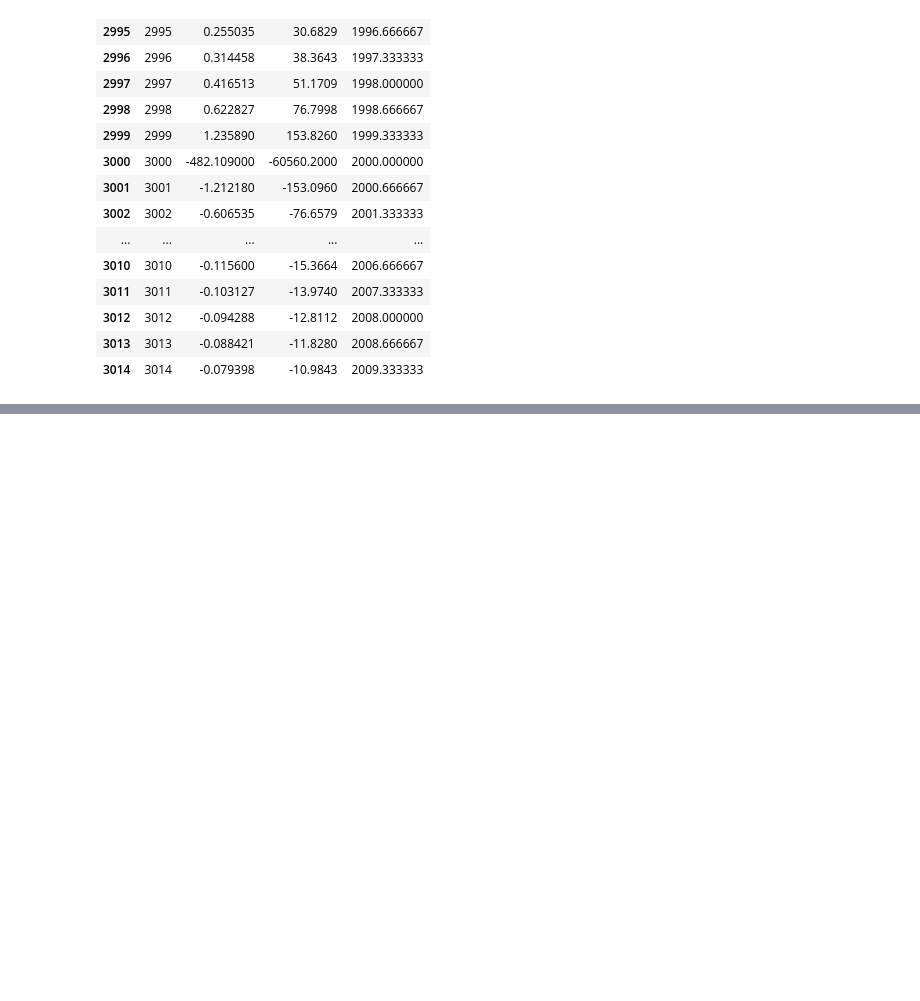
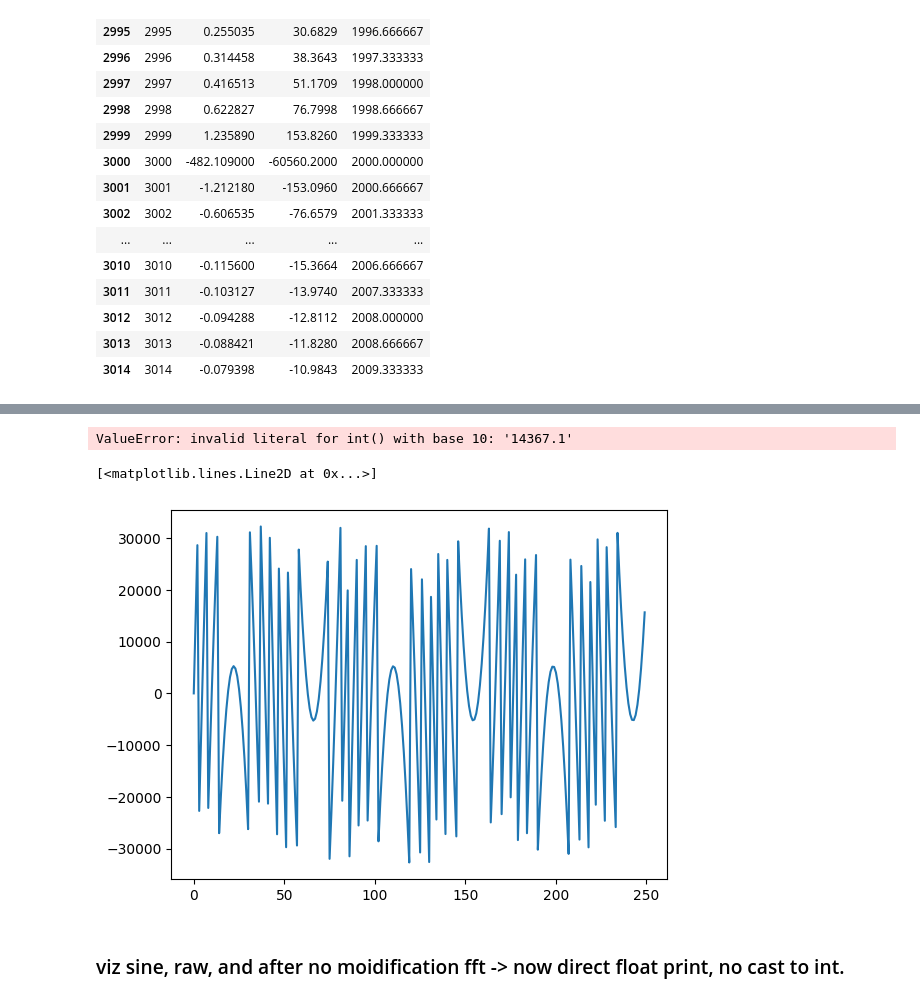
Before and after one commit to gaurav-kay/MusicViz, a Jupyter notebook: viz_fft.ipynb, the cells around one changed output, grey strips where cells are left out. Drawn from its saved outputs; the diff is of its cells as text; code cells hidden in the pictures; blank space fills up the shorter version.

```diff
--- a/viz_fft.ipynb
+++ b/viz_fft.ipynb
@@ -68,0 +130,18 @@ df[(df["freq"] < 2010) & (df["freq"] > 1995)]
+# %%
+inp, out = op.split("_")
+inp = [int(i) for i in inp.split("\n") if i.strip() != '']
+out = [int(i) for i in out.split("\n") if i.strip() != '']
+
+# plt.plot(inp[350:550])
+plt.plot(inp[0:250])
+# %% [output]
+ValueError: invalid literal for int() with base 10: '14367.1'
+# %%
+# plt.plot(out[350:550])
+plt.plot(out[0:250])
+# looks like high frequency stuff messes it up somehow
+# %% [output]
+[<matplotlib.lines.Line2D at 0x...>]
+[figure, added]
+# %% [markdown]
+### viz sine, raw, and after no moidification fft -> now direct float print, no cast to int.
```
Also changed, not shown: parts of 20 cells of this notebook, 3 other files.
